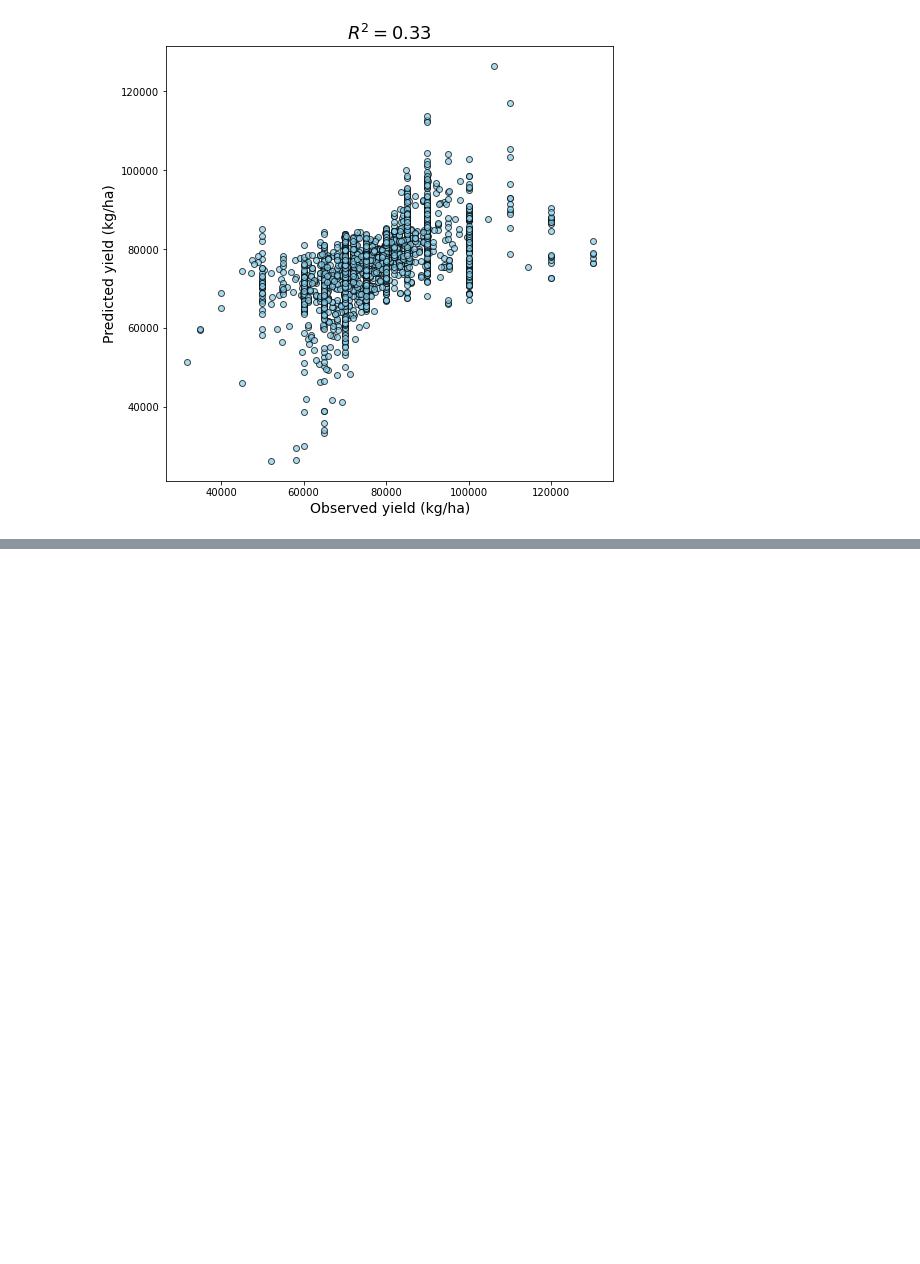
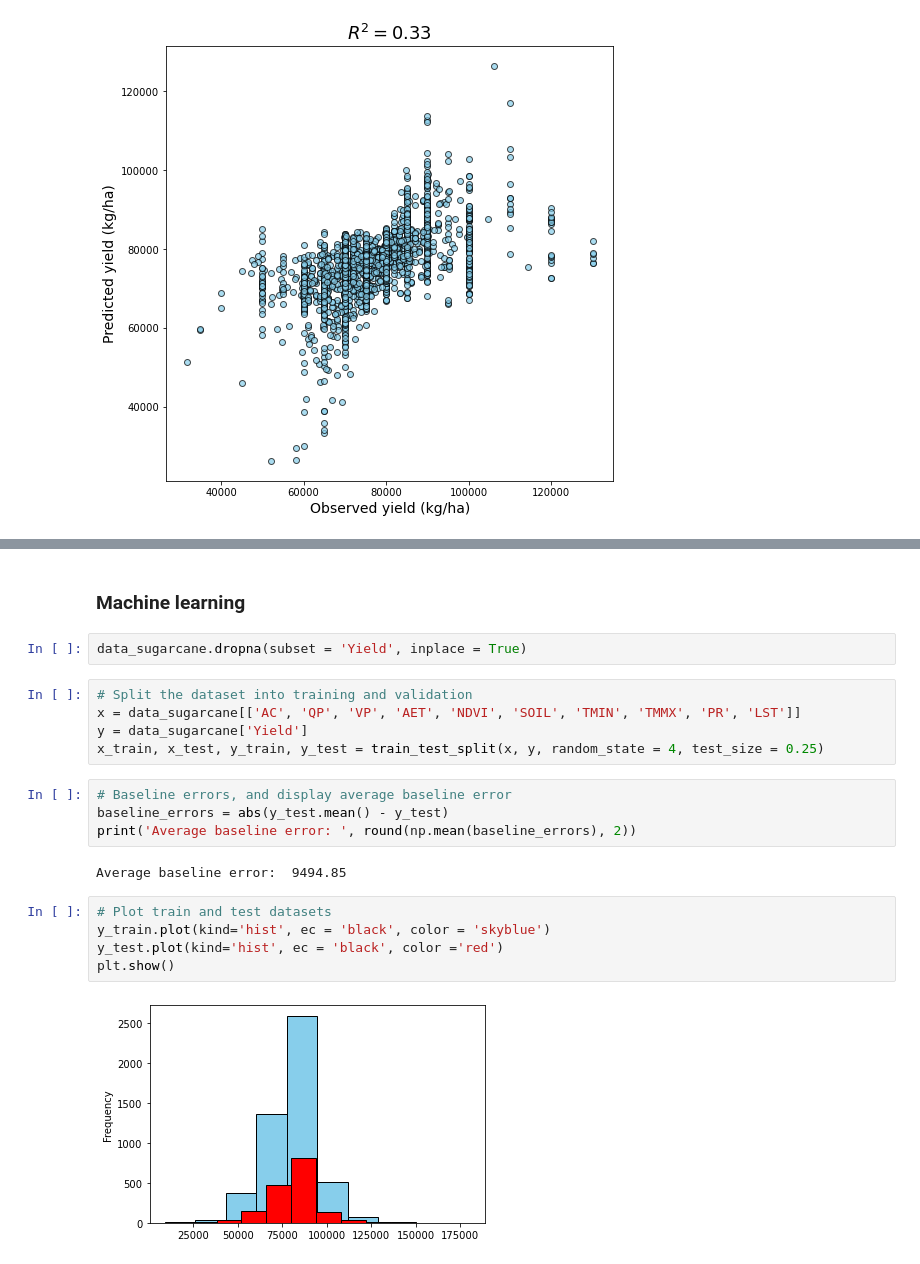
Before and after one commit to neli12/time-series-productivity-sp, a Jupyter notebook: Modelagem.ipynb, the cells around one changed output, grey strips where cells are left out. Saved outputs shown, nothing was run; the diff lists cells and outputs as text; blank space fills up the shorter version.

```diff
--- a/Modelagem.ipynb
+++ b/Modelagem.ipynb
@@ -369,0 +408,22 @@ plt.show()
+# %% [markdown]
+### Machine learning
+# %%
+data_sugarcane.dropna(subset = 'Yield', inplace = True)
+# %%
+# Split the dataset into training and validation
+x = data_sugarcane[['AC', 'QP', 'VP', 'AET', 'NDVI', 'SOIL', 'TMIN', 'TMMX', 'PR', 'LST']]
+y = data_sugarcane['Yield']
+x_train, x_test, y_train, y_test = train_test_split(x, y, random_state = 4, test_size = 0.25)
+# %%
+# Baseline errors, and display average baseline error
+baseline_errors = abs(y_test.mean() - y_test)
+print('Average baseline error: ', round(np.mean(baseline_errors), 2))
+# %% [output]
+Average baseline error:  9494.85
+# %%
+# Plot train and test datasets
+y_train.plot(kind='hist', ec = 'black', color = 'skyblue')
+y_test.plot(kind='hist', ec = 'black', color ='red')
+plt.show()
+# %% [output]
+[figure, added]
```
Also changed, not shown: parts of 43 cells of this notebook.
